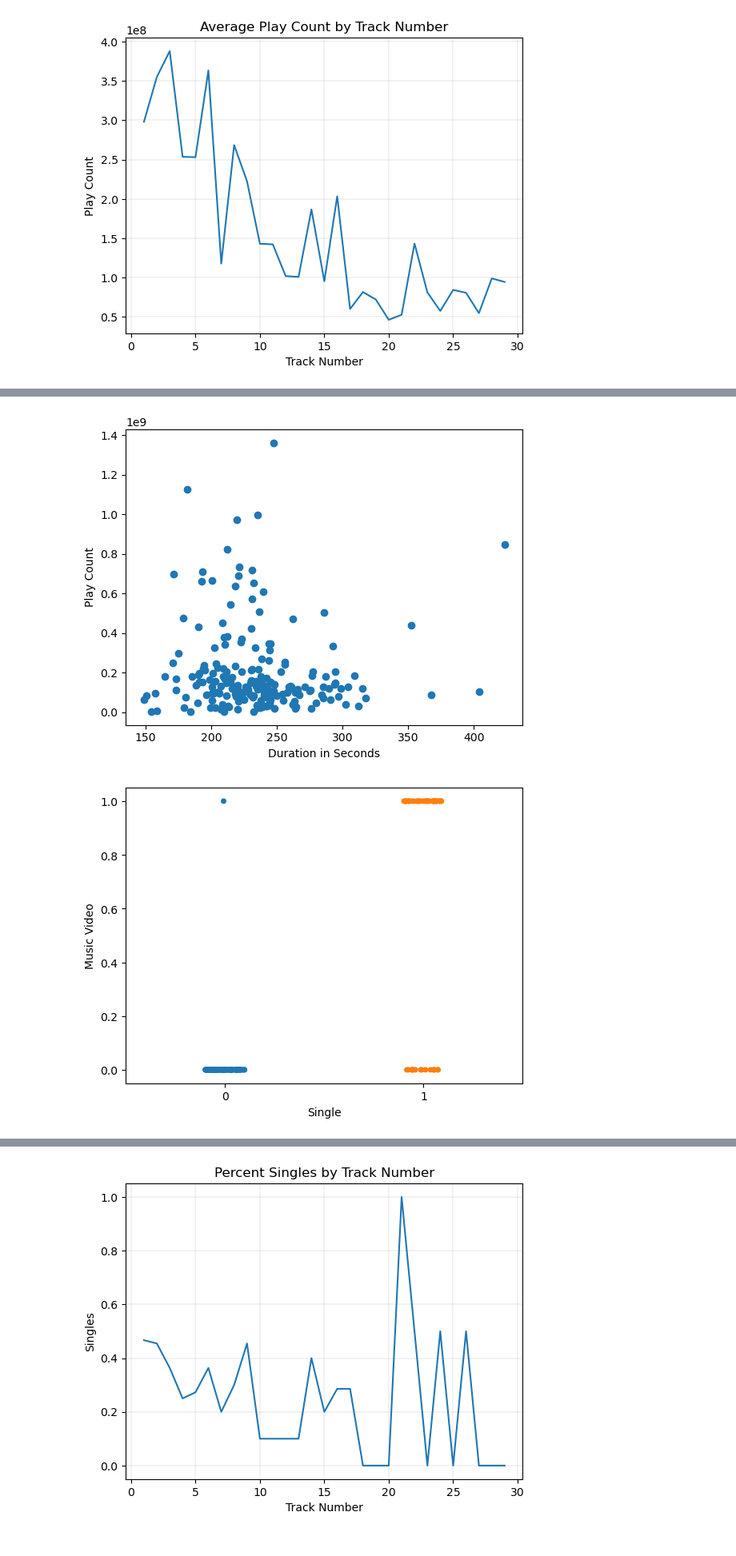
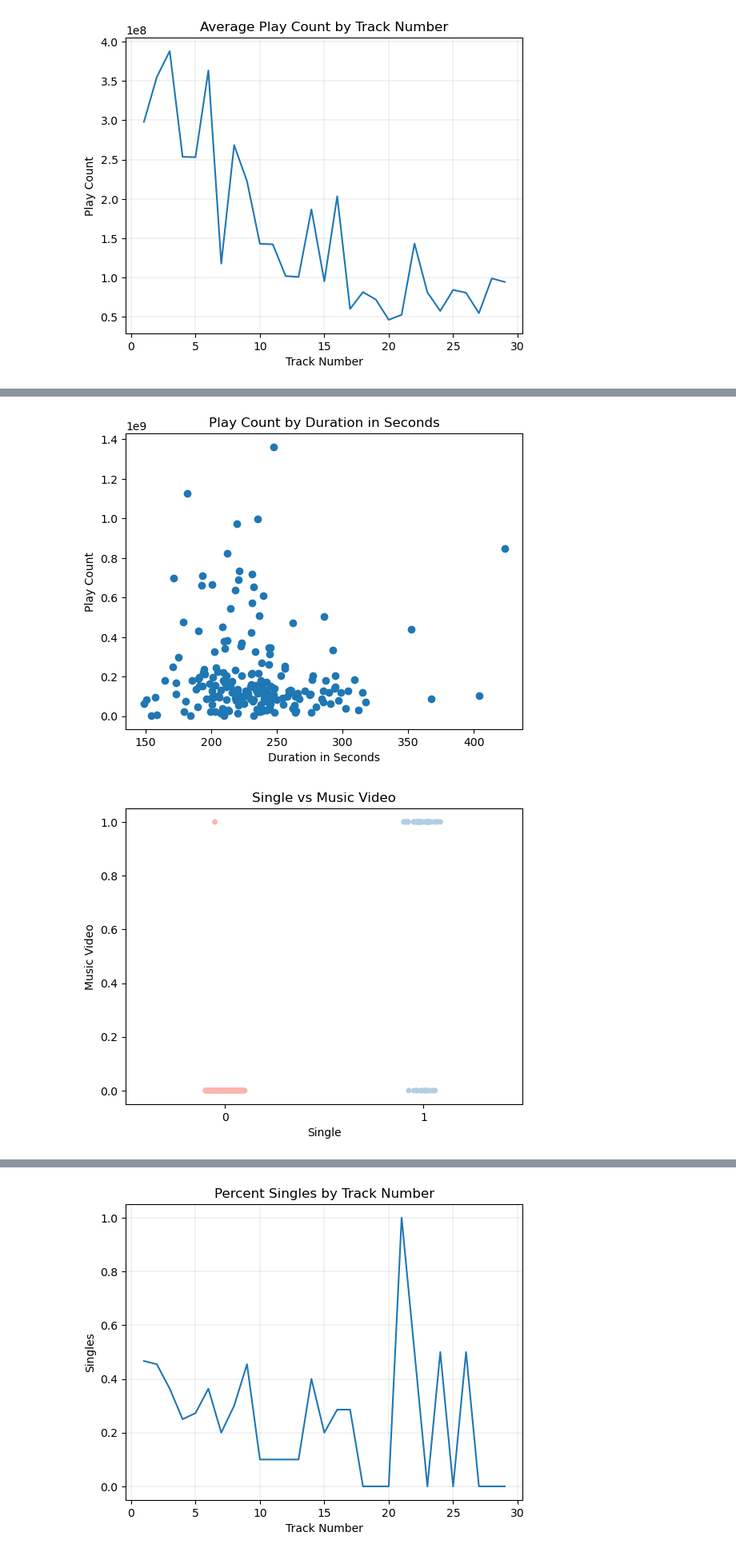
Before and after one commit to kbmoore02/Blog_3, a Jupyter notebook: EDA (Data Visualization).ipynb, the cells around one changed output, grey strips where cells are left out. Shown at 80% size. Drawn from its saved outputs; the diff is of its cells as text; code cells hidden in the pictures.

```diff
--- a/EDA (Data Visualization).ipynb
+++ b/EDA (Data Visualization).ipynb
@@ -139,15 +149,19 @@ data_play.sort_values('Play Count', axis=0).tail(20).iloc[::-1]
 
 plt.scatter(data['Duration in Seconds'], data['Play Count'])
 plt.xlabel('Duration in Seconds')
-plt.ylabel('Play Count');
+plt.ylabel('Play Count')
+plt.title('Play Count by Duration in Seconds');
+#plt.savefig("C:\\Users\\kelse\\Dropbox\\6- Winter 2023\\Stat 386\\my386blog\\assets\\images\\blog3b\\duration-v-play.jpg")
 # %% [output]
-[figure, old version]
+[figure, new version]
 # %%
 # Singles vs Music Videos
 
-sns.stripplot(x='Single',y='Music Video',data=data);
+sns.stripplot(x='Single',y='Music Video',data=data, palette='Pastel1')
+plt.title('Single vs Music Video');
+#plt.savefig("C:\\Users\\kelse\\Dropbox\\6- Winter 2023\\Stat 386\\my386blog\\assets\\images\\blog3b\\single-v-video.jpg")
 # %% [output]
-[figure, old version]
+[figure, new version]
 # %%
 # Play Count v Single
 
```
Also changed, not shown: parts of 13 cells of this notebook.
